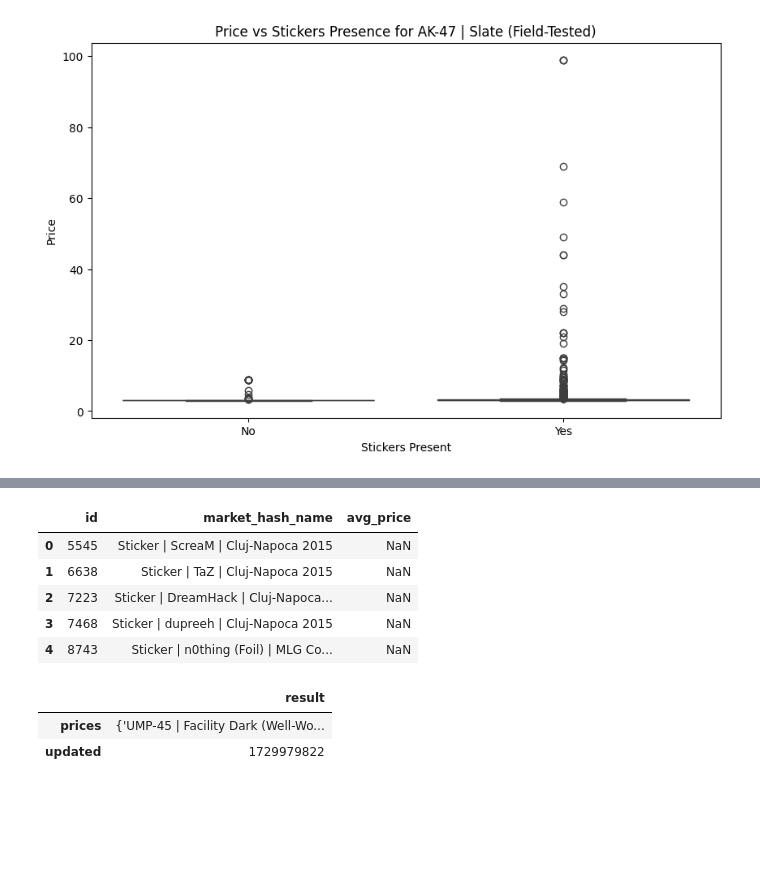
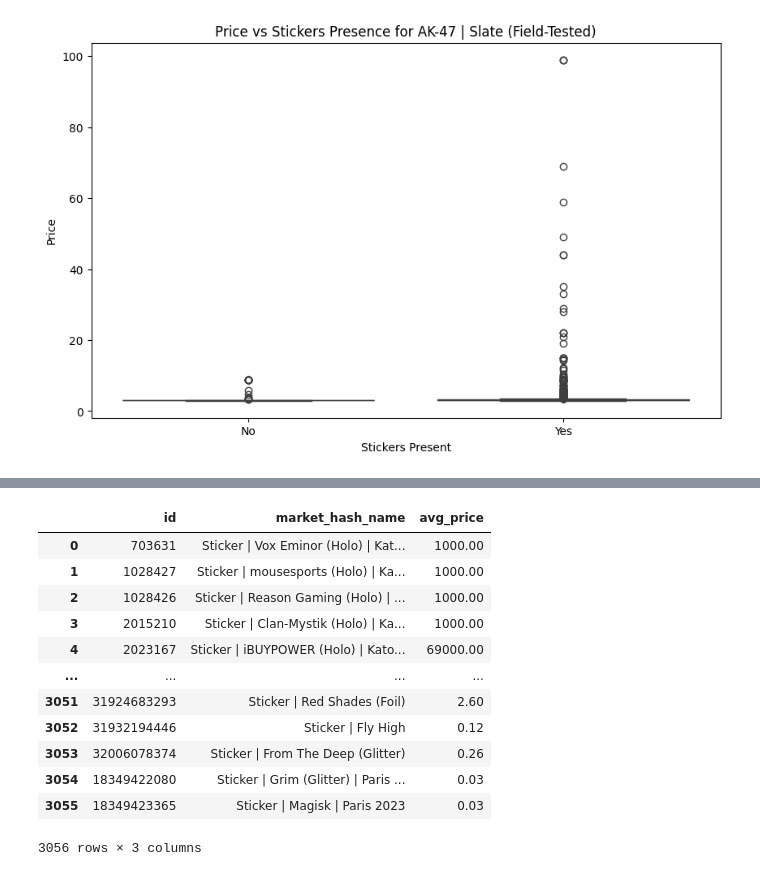
Before and after one commit to marchanyanehu/ml_skins, a Jupyter notebook: ml/main.ipynb, the cells around one changed output, grey strips where cells are left out. Drawn from its saved outputs; the diff is of its cells as text; code cells hidden in the pictures; blank space fills up the shorter version.

```diff
--- a/ml/main.ipynb
+++ b/ml/main.ipynb
@@ -431,19 +431,18 @@ plt.show()
 # %%
 df_stiickers = pd.read_csv(PATH_TO_DATA + "sticker.csv", low_memory=False)
-df_stiickers['market_hash_name'] = df_stiickers['market_hash_name'].apply(lambda x: "Sticker | " + x if "Charm: " not in x else x)
-df_stiickers.head()
+df_stiickers
 # %% [output]
 |  | id | market_hash_name | avg_price |
-| 0 | 5545 | Sticker | ScreaM | Cluj-Napoca 2015 | NaN |
-| 1 | 6638 | Sticker | TaZ | Cluj-Napoca 2015 | NaN |
-| 2 | 7223 | Sticker | DreamHack | Cluj-Napoca... | NaN |
-| 3 | 7468 | Sticker | dupreeh | Cluj-Napoca 2015 | NaN |
-| 4 | 8743 | Sticker | n0thing (Foil) | MLG Co... | NaN |
+| 0 | 703631 | Sticker | Vox Eminor (Holo) | Kat... | 1000.00 |
+| 1 | 1028427 | Sticker | mousesports (Holo) | Ka... | 1000.00 |
+| 2 | 1028426 | Sticker | Reason Gaming (Holo) | ... | 1000.00 |
+| 3 | 2015210 | Sticker | Clan-Mystik (Holo) | Ka... | 1000.00 |
+| 4 | 2023167 | Sticker | iBUYPOWER (Holo) | Kato... | 69000.00 |
+| ... | ... | ... | ... |
+| 3051 | 31924683293 | Sticker | Red Shades (Foil) | 2.60 |
+| 3052 | 31932194446 | Sticker | Fly High | 0.12 |
+| 3053 | 32006078374 | Sticker | From The Deep (Glitter) | 0.26 |
+| 3054 | 18349422080 | Sticker | Grim (Glitter) | Paris ... | 0.03 |
+| 3055 | 18349423365 | Sticker | Magisk | Paris 2023 | 0.03 |
+3056 rows × 3 columns
-# %%
-df_steam = pd.read_json(PATH_TO_DATA + "730.json")
-df_steam
-# %% [output]
-|  | result |
-| prices | {'UMP-45 | Facility Dark (Well-Wo... |
-| updated | 1729979822 |
 # %%
```
Also changed, not shown: parts of 23 cells of this notebook.
